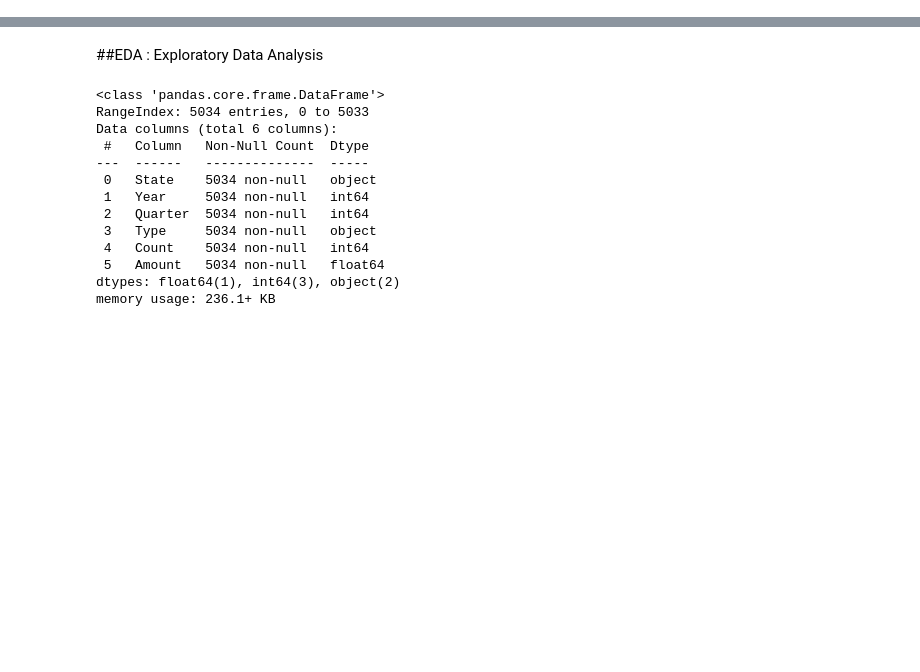
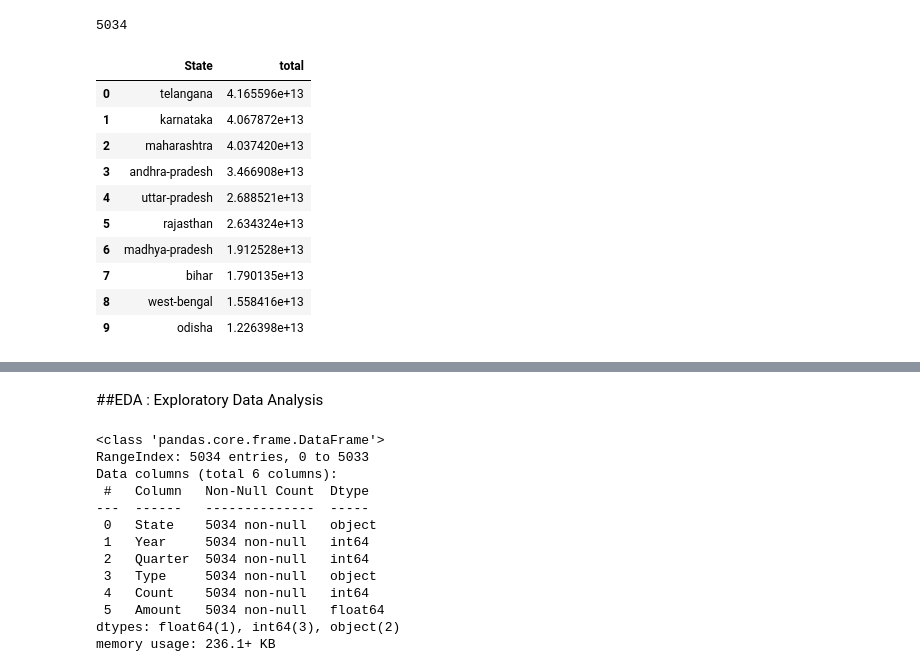
Before and after one commit to 007pushkar/Phone-pay-analysis, a Jupyter notebook: Phone_pay_Analysis.ipynb, the cells around one changed output, grey strips where cells are left out. Drawn from its saved outputs; the diff is of its cells as text; code cells hidden in the pictures; blank space fills up the shorter version.

```diff
--- a/Phone_pay_Analysis.ipynb
+++ b/Phone_pay_Analysis.ipynb
@@ -17,3 +21,6 @@ import json
 import pandas as pd
 import matplotlib.pyplot as plt
 import seaborn as sns
+# %%
+conn = sqlite3.connect("phonepe.db")
+cursor = conn.cursor()
@@ -55,0 +102,27 @@ df.head()
+# %%
+df.to_sql("Aggregated_Transaction", conn, if_exists="replace", index=False)
+# %% [output]
+5034
+# %%
+query = """
+SELECT state, SUM(Amount) as total
+FROM Aggregated_Transaction
+GROUP BY state
+ORDER BY total DESC
+LIMIT 10
+"""
+
+result = pd.read_sql(query, conn)
+result
+# %% [output]
+|  | State | total |
+| 0 | telangana | 4.165596e+13 |
+| 1 | karnataka | 4.067872e+13 |
+| 2 | maharashtra | 4.037420e+13 |
+| 3 | andhra-pradesh | 3.466908e+13 |
+| 4 | uttar-pradesh | 2.688521e+13 |
+| 5 | rajasthan | 2.634324e+13 |
+| 6 | madhya-pradesh | 1.912528e+13 |
+| 7 | bihar | 1.790135e+13 |
+| 8 | west-bengal | 1.558416e+13 |
+| 9 | odisha | 1.226398e+13 |
```
Also changed, not shown: parts of 10 cells of this notebook.
